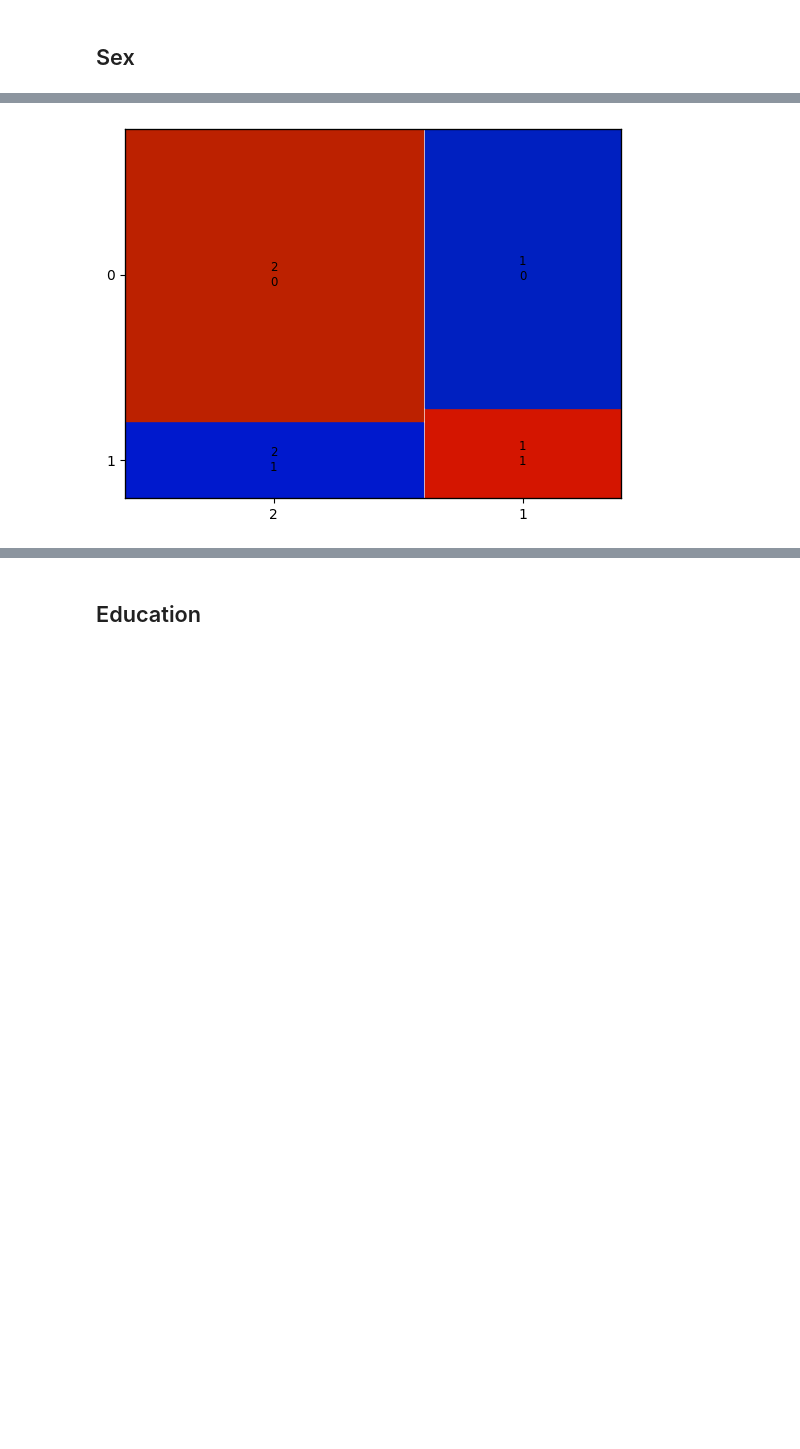
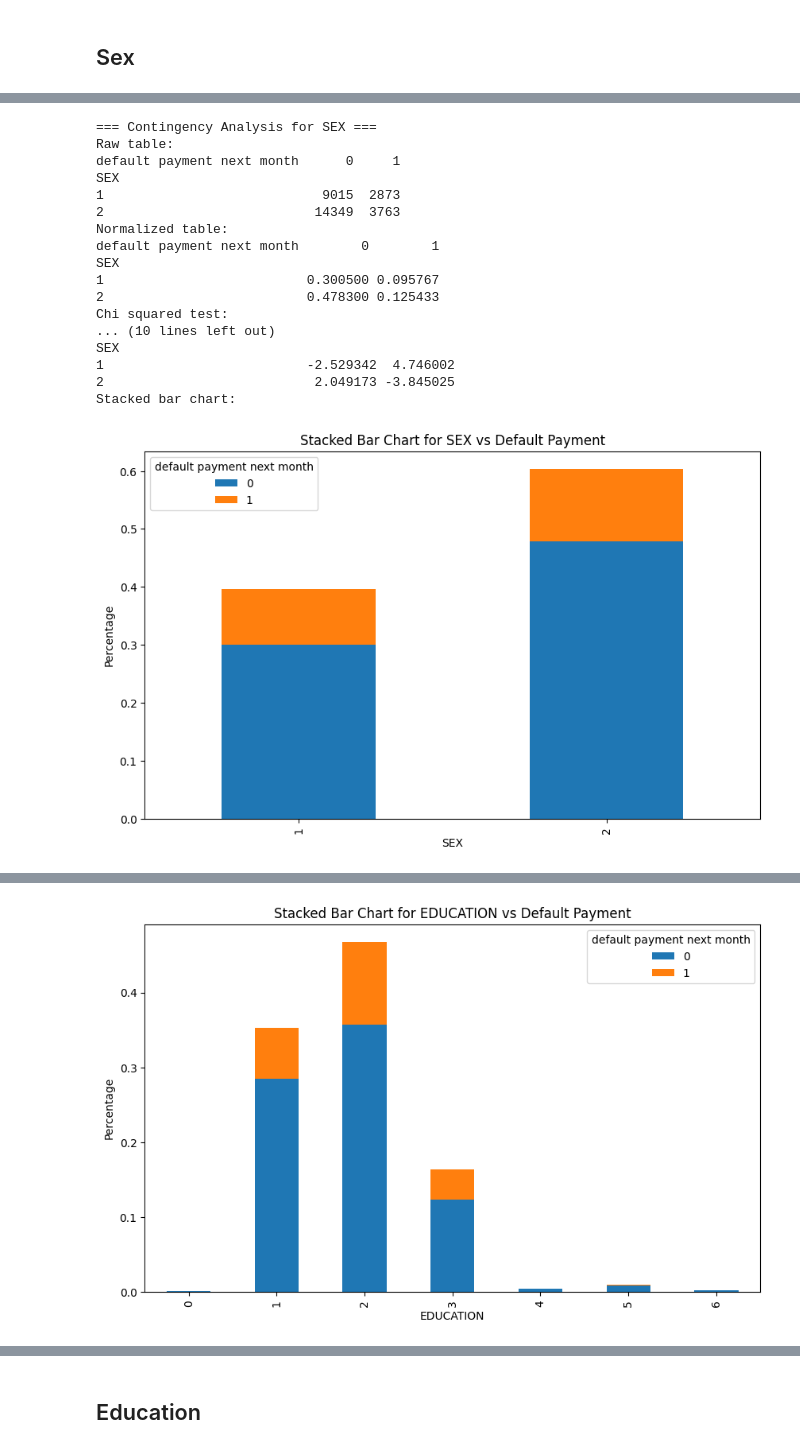
Before and after one commit to MaximeBoulat/AAI500-TeamProject, a Jupyter notebook: MaxNotebook.ipynb, the cells around one changed output, grey strips where cells are left out. Saved outputs shown, nothing was run; the diff lists cells and outputs as text; code cells hidden in the pictures; blank space fills up the shorter version.

```diff
--- a/MaxNotebook.ipynb
+++ b/MaxNotebook.ipynb
@@ -161,4 +178,0 @@ SEX
-# %%
-sm_table = sm.stats.Table(table)
-X2 = sm_table.test_nominal_association()
-print(X2)
@@ -183,6 +179,68 @@ sm_table.standardized_resids
-# %%
-fig, _ = mosaic(df, ['SEX', 'default payment next month'], statistic=True)
-
-fig.show()
-# %% [output]
-[figure, removed]
+# %%
+def perform_contingency_analysis(df, column_name):
+    print(f"=== Contingency Analysis for {column_name} ===")
+    print("Raw table:")
+    raw_table = pd.crosstab(df[column_name], df['default payment next month'], margins = False)
+    print(raw_table)
+
+    print("Normalized table:")
+    normalized_table = pd.crosstab(df[column_name], df['default payment next month'], margins = False, normalize=True)
+    print(normalized_table)
+
+    print("Chi squared test:")
+    sm_table = sm.stats.Table(raw_table)  # ← FIX: Use raw_table, not normalized
+    X2 = sm_table.test_nominal_association()
+    print(X2)
+
+    print("Fitted values:")
+    print(sm_table.fittedvalues)
+
+    print("Residuals:")
+    print(sm_table.resid_pearson)
+
+    print("Stacked bar chart:")
+
+    fig, ax = plt.subplots(figsize=(10, 6))
+
+    # Create stacked bar chart
+
+    normalized_table.plot(kind='bar', stacked=True, ax=ax,
+                    xlabel=column_name,
+                    ylabel='Percentage',
+                    title=f'Stacked Bar Chart for {column_name} vs Default Payment')
+    plt.show()
+
+        # Calculate percentages for stacked bar chart
+    # contingency_pct = raw_table.div(raw_table.sum(axis=1), axis=0)
+
+    # contingency_pct.plot(kind='bar', stacked=True, ax=ax,
+    #                 xlabel=column_name,
+    #                 ylabel='Percentage',
+    #                 title=f'Stacked Bar Chart for {column_name} vs Default Payment')
+    # plt.show()
+
+
+
+column_names = ['SEX', 'EDUCATION', 'MARRIAGE', 'PAY_0']
+
+for column_name in column_names:
+    perform_contingency_analysis(df, column_name)
+# %% [output]
+=== Contingency Analysis for SEX ===
+Raw table:
+default payment next month      0     1
+SEX
+1                            9015  2873
+2                           14349  3763
+Normalized table:
+default payment next month        0        1
+SEX
+1                          0.300500 0.095767
+2                          0.478300 0.125433
+Chi squared test:
+... (10 lines left out)
+SEX
+1                          -2.529342  4.746002
+2                           2.049173 -3.845025
+Stacked bar chart:
+[figure, added]
@@ -188,0 +264 @@ fig.show()
+[figure, added]
```
Also changed, not shown: parts of 11 cells of this notebook.
